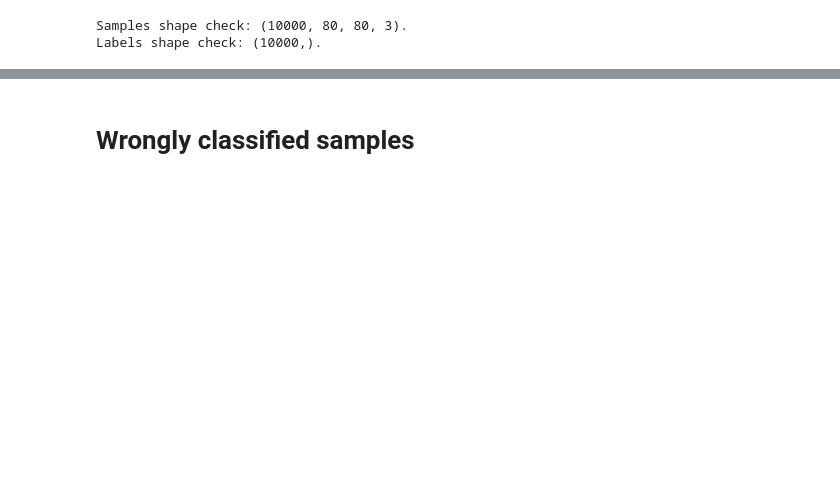
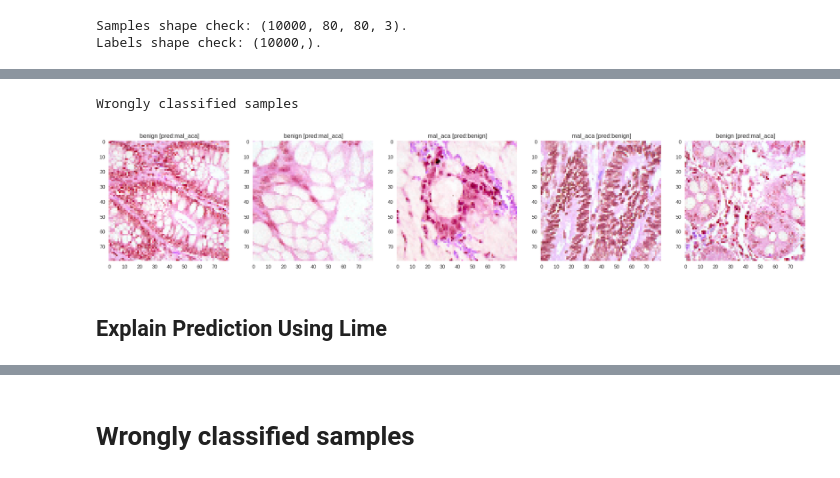
Before and after one commit to hossainalmahdi/Early-Stage-Detection-and-Segmentation-of-Colon-Cancer-using-Deep-Learning-on-Histopathological-Imag, a Jupyter notebook: Colon_Classification.ipynb, the cells around one changed output, grey strips where cells are left out. Drawn from its saved outputs; the diff is of its cells as text; code cells hidden in the pictures; blank space fills up the shorter version.

```diff
--- a/Colon_Classification.ipynb
+++ b/Colon_Classification.ipynb
@@ -193,0 +227,3 @@ plt.show()
+# %%
+y_pred_test = model.predict(X_test, verbose=1)
+y_pred_train = model.predict(X_train, verbose=1)
@@ -193,0 +234,26 @@ plt.show()
+# %%
+y_train_labels = np.argmax(Y_train, axis=1)
+label_names = ["benign", "mal_aca"]
+y_pred_train_labels = np.argmax(y_pred_train, axis=1)
+mistakes = np.where(y_pred_train_labels != y_train_labels)[0]
+
+n = 5
+
+plt.figure(figsize=(5 * n, 5))
+
+# get 5 random false negatives
+print("Wrongly classified samples")
+for i, val in enumerate(np.random.choice(mistakes, n)):
+
+    plt.subplot(1, n, i + 1)
+    plt.imshow(X_train[val])
+    plt.title(
+        f" {label_names[y_train_labels[val]]} [pred:{label_names[y_pred_train_labels[val]]}]",
+        fontsize=12,
+    )
+    plt.grid(None)
+# %% [output]
+Wrongly classified samples
+[figure, added]
+# %% [markdown]
+## Explain Prediction Using Lime
```
Also changed, not shown: parts of 41 cells of this notebook, 2 other files.
